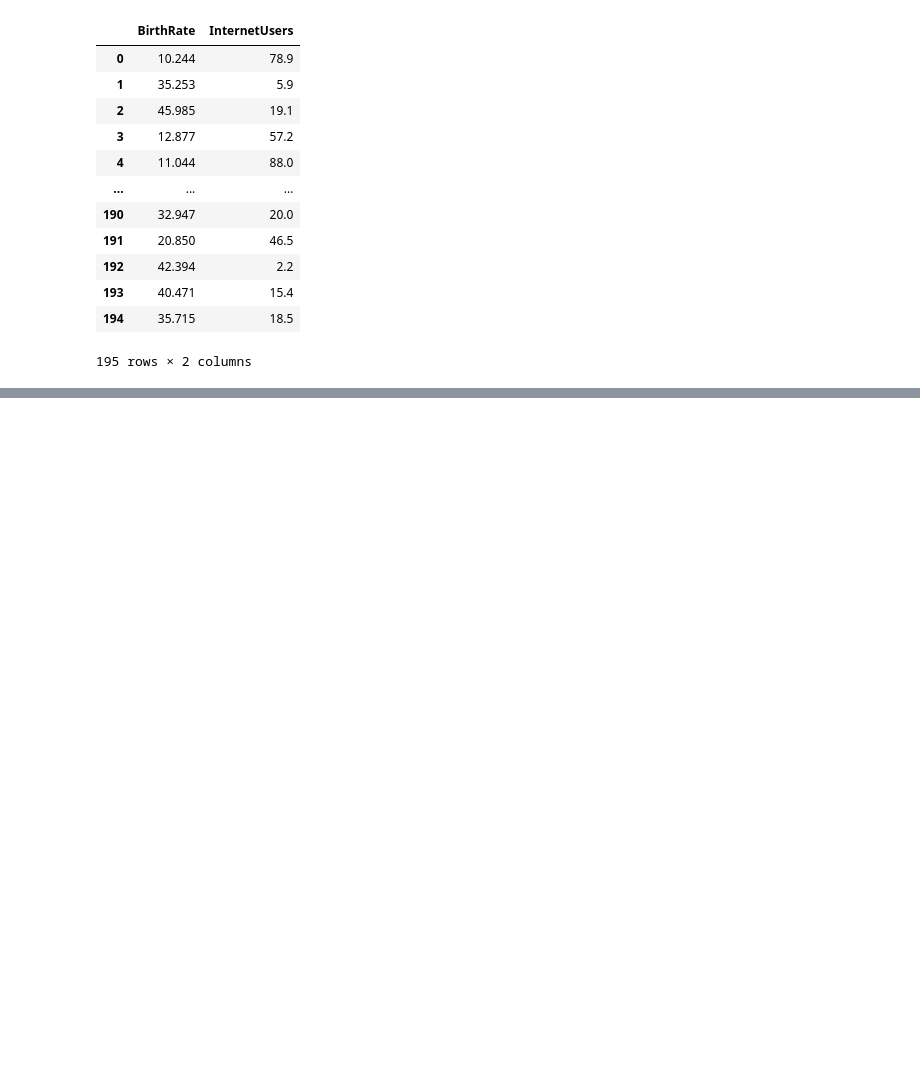
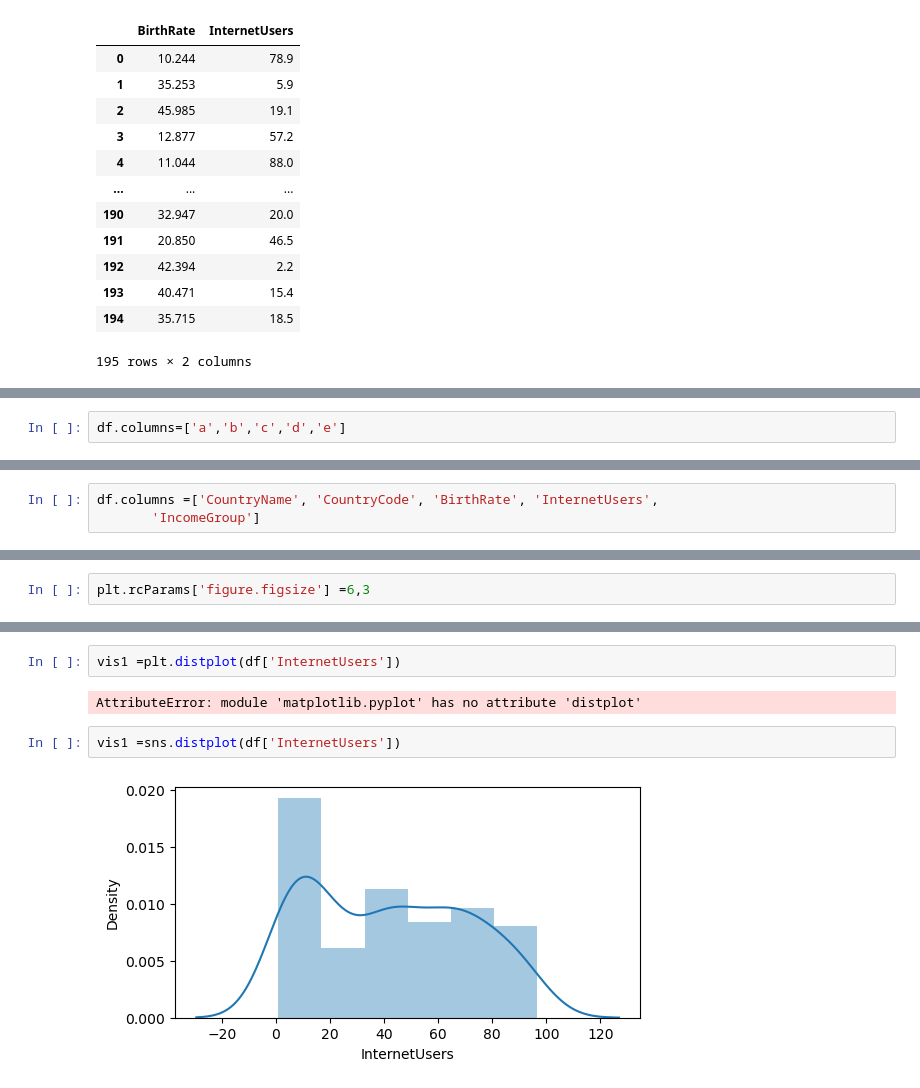
Before and after one commit to nipunrk/FSDS-GENERATIVE-AI-AGENTIC-AI-AI-EXPERT-DATASCIENTIC-FOR-BFSI-DOMAIN-ACROOS-GLOBLA-MARKET, a Jupyter notebook: Pandas.ipynb, the cells around one changed output, grey strips where cells are left out. Cells and saved outputs as stored; diff of their text form; blank space fills up the shorter version.

```diff
--- a/Pandas.ipynb
+++ b/Pandas.ipynb
@@ -243,0 +352,2 @@ df_num
+# %%
+df.columns=['a','b','c','d','e']
@@ -243,0 +359,3 @@ df_num
+# %%
+df.columns =['CountryName', 'CountryCode', 'BirthRate', 'InternetUsers',
+       'IncomeGroup']
@@ -243,0 +472,2 @@ df_num
+# %%
+plt.rcParams['figure.figsize'] =6,3
@@ -243,0 +492,8 @@ df_num
+# %%
+vis1 =plt.distplot(df['InternetUsers'])
+# %% [output]
+AttributeError: module 'matplotlib.pyplot' has no attribute 'distplot'
+# %%
+vis1 =sns.distplot(df['InternetUsers'])
+# %% [output]
+[figure, added]
```
Also changed, not shown: parts of 31 cells of this notebook.
